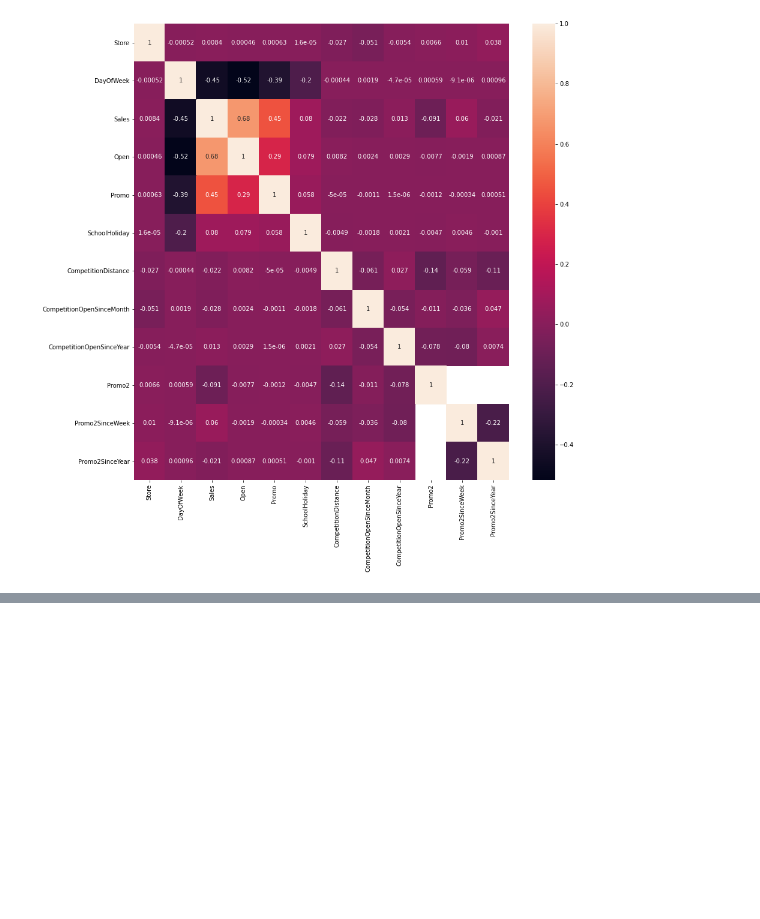
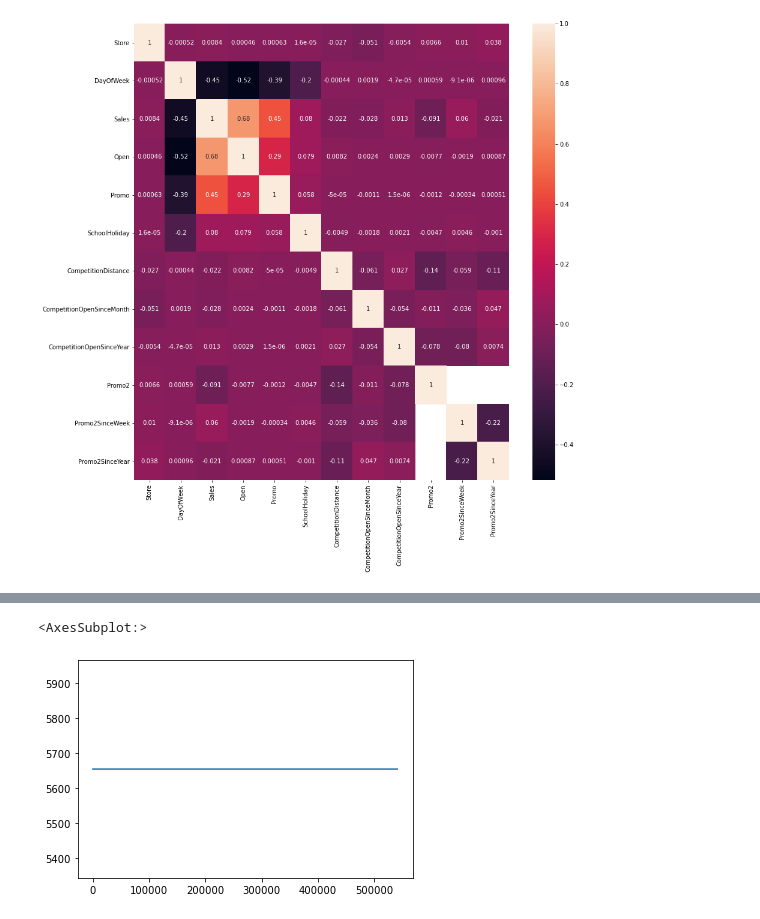
Before and after one commit to JohnEnev/DSR-competition-team1, a Jupyter notebook: notebooks/SG_playing_with_data.ipynb, the cells around one changed output, grey strips where cells are left out. Cells and saved outputs as stored; diff of their text form; code cells hidden in the pictures; blank space fills up the shorter version.

```diff
--- a/notebooks/SG_playing_with_data.ipynb
+++ b/notebooks/SG_playing_with_data.ipynb
@@ -234,0 +332,5 @@ plt.show()
+# %%
+df_train.loc[:, 'Sales_mean'].plot()
+# %% [output]
+<AxesSubplot:>
+[figure, added]
```
Also changed, not shown: parts of 14 cells of this notebook.
